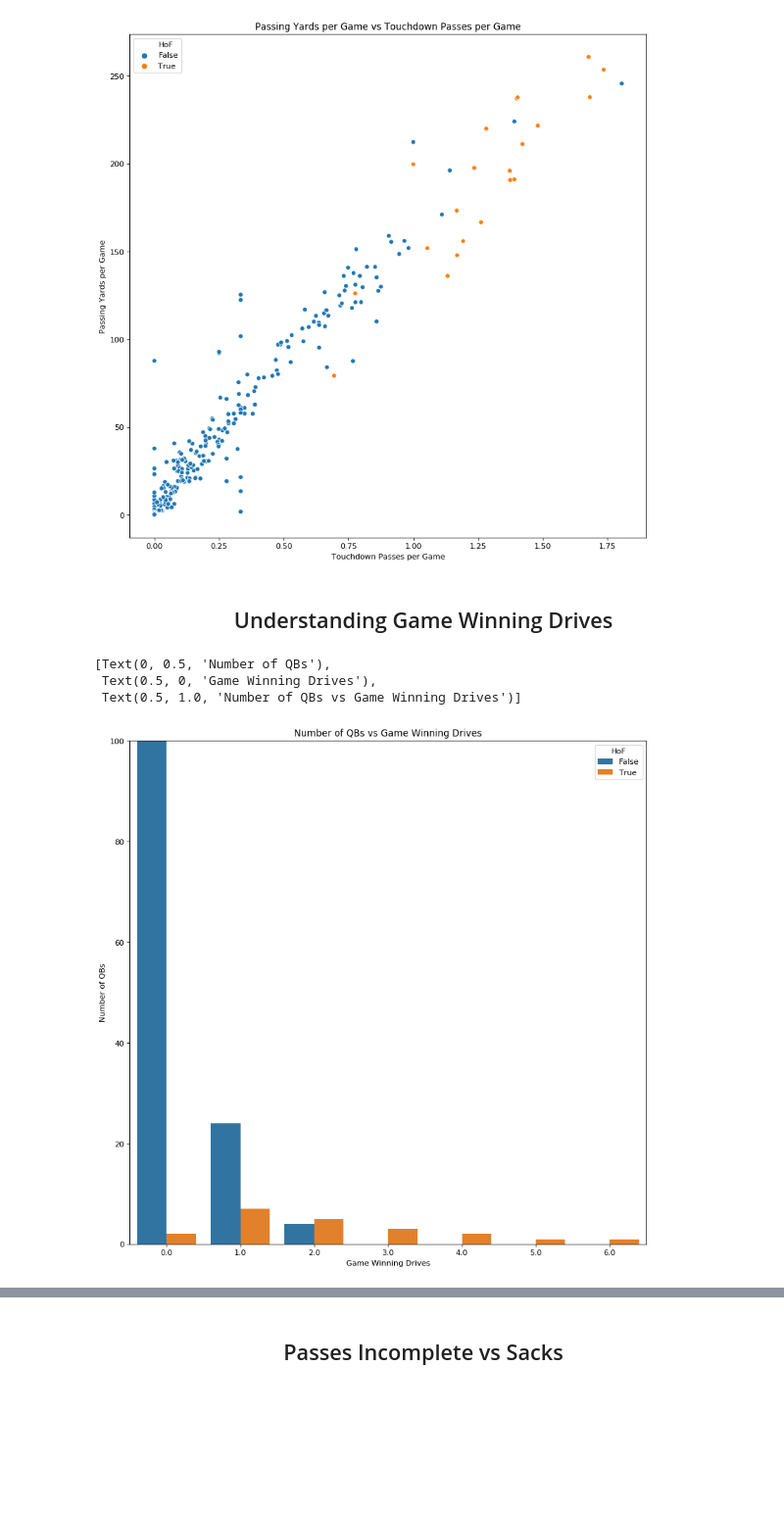
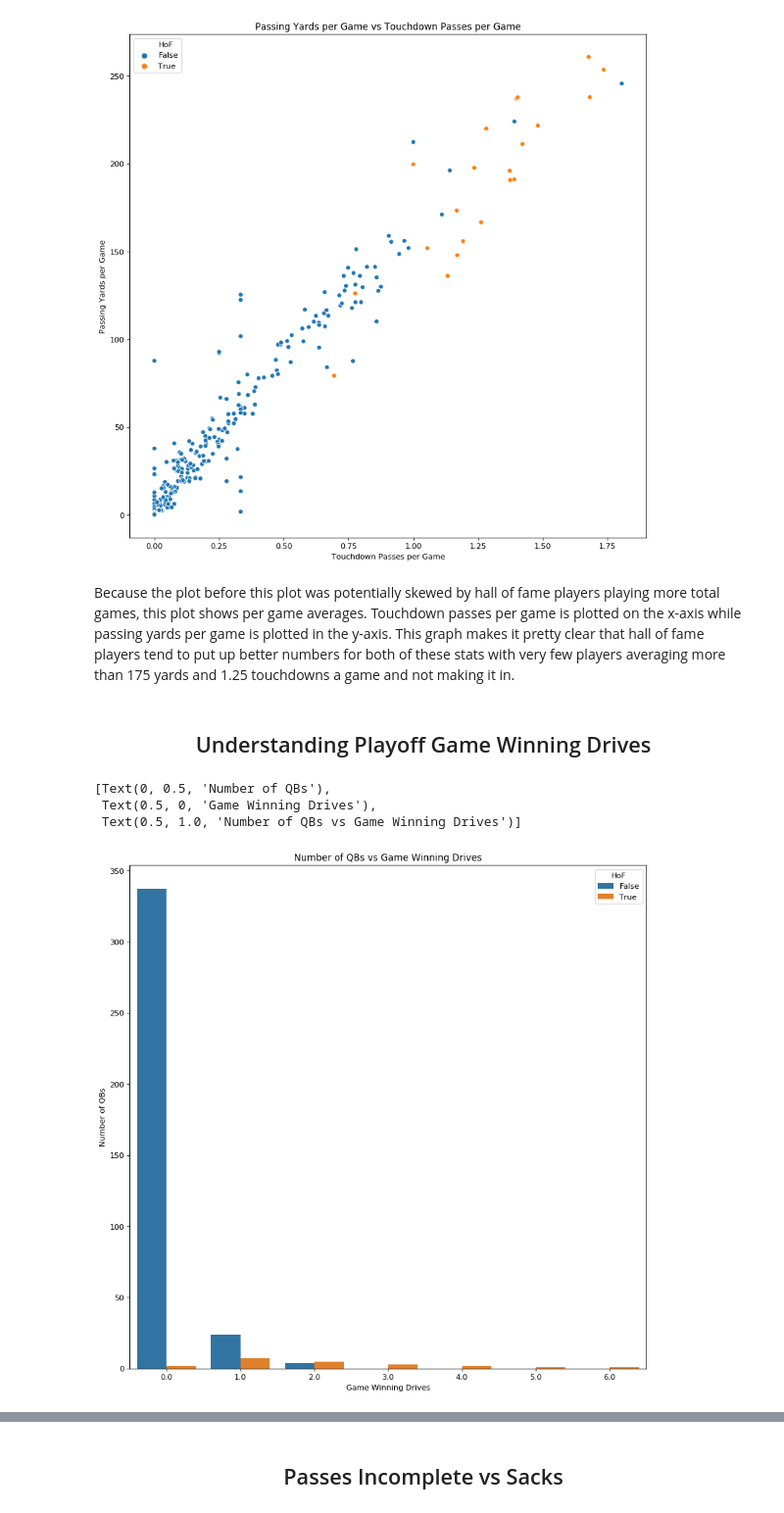
Before and after one commit to Fentonmiller/Fentonmiller.github.io, a Jupyter notebook: Final_Project_Stoney.ipynb, the cells around one changed output, grey strips where cells are left out. Shown at 98% size. Cells and saved outputs as stored; diff of their text form; code cells hidden in the pictures; blank space fills up the shorter version.

```diff
--- a/Final_Project_Stoney.ipynb
+++ b/Final_Project_Stoney.ipynb
@@ -332,22 +338,24 @@ ax.set(
  Text(0.5, 0, 'Touchdown Passes per Game'),
  Text(0.5, 1.0, 'Passing Yards per Game vs Touchdown Passes per Game')]
 [figure]
+# %% [markdown]
+Because the plot before this plot was potentially skewed by hall of fame players playing more total games, this plot shows per game averages. Touchdown passes per game is plotted on the x-axis while passing yards per game is plotted in the y-axis. This graph makes it pretty clear that hall of fame players tend to put up better numbers for both of these stats with very few players averaging more than 175 yards and 1.25 touchdowns a game and not making it in.
 # %% [markdown]
-## <center> Understanding Game Winning Drives </center>
+## <center> Understanding Playoff Game Winning Drives </center>
 # %%
 retired = master_data[master_data["Current Status"] == "Retired"].copy()
 # %%
 plt.figure(figsize=(12, 12), dpi=80)
-plt.ylim(0, 100)
+#plt.ylim(0, 100)
 # plt.xlim(-1, 4)
 
 ax = sns.countplot(x="GWD", data=retired, hue="HoF")
 ax.set(
         xlabel='Game Winning Drives',
         ylabel='Number of QBs',
         title='Number of QBs vs Game Winning Drives')
 # %% [output]
 [Text(0, 0.5, 'Number of QBs'),
  Text(0.5, 0, 'Game Winning Drives'),
  Text(0.5, 1.0, 'Number of QBs vs Game Winning Drives')]
-[figure, old version]
+[figure, new version]
```
Also changed, not shown: parts of 11 cells of this notebook, 1 other file.
